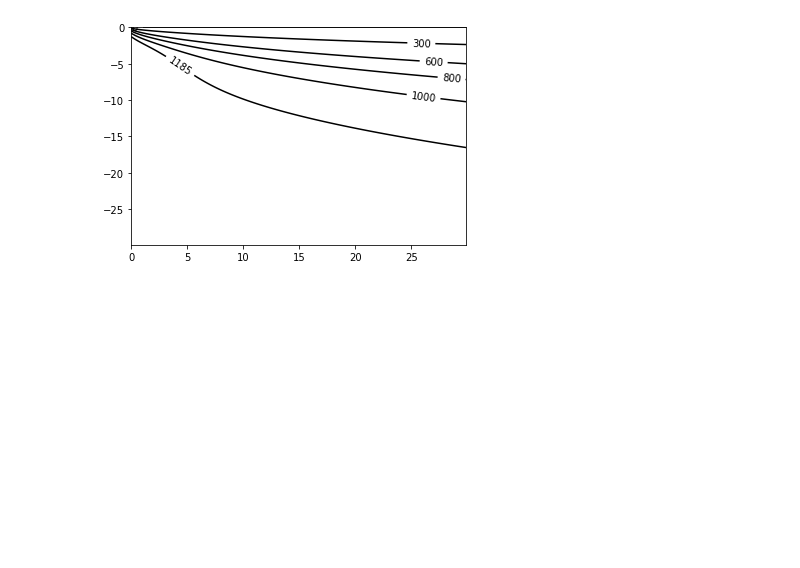
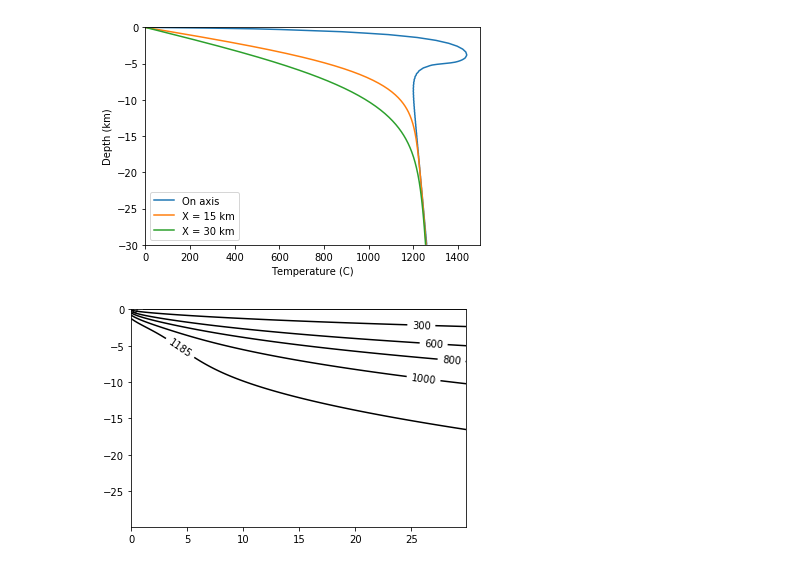
Before and after one commit to hughaharper/yield-strength-envelope, a Jupyter notebook: src/thermal/Thermal-models.ipynb, the cells around one changed output. Drawn from its saved outputs; the diff is of its cells as text; code cells hidden in the pictures; blank space fills up the shorter version.

```diff
--- a/src/thermal/Thermal-models.ipynb
+++ b/src/thermal/Thermal-models.ipynb
@@ -32,6 +32,8 @@ def plot_thermal_profiles(x,z,t):
     plt.plot(t[:,0],z,label='On axis')
     plt.plot(t[:,149],z,label='X = 15 km')
     plt.plot(t[:,299],z,label='X = 30 km')
+    plt.xlim(0, 1500)
+    plt.ylim(-30,0)
     plt.xlabel('Temperature (C)')
     plt.ylabel('Depth (km)')
     plt.legend()
@@ -51,6 +50,7 @@ X,Z = np.meshgrid(x_coords,z_coords)
-# %%
-TC = plt.contour(X,Z,temps,colors='k',levels=[0, 300, 600, 800, 1000, 1185])
-plt.clabel(TC,fmt="%.0f")
-plt.show()
-# %% [output]
-[figure, removed]
+# %%
+x_coords, z_coords, temps = read_thermal_model('out.temp')
+plot_thermal_profiles(x_coords,z_coords,temps)
+plot_thermal_contours(x_coords,z_coords,temps)
+# %% [output]
+[figure, added]
+[figure, added]
```
Also changed, not shown: parts of 4 cells of this notebook.
